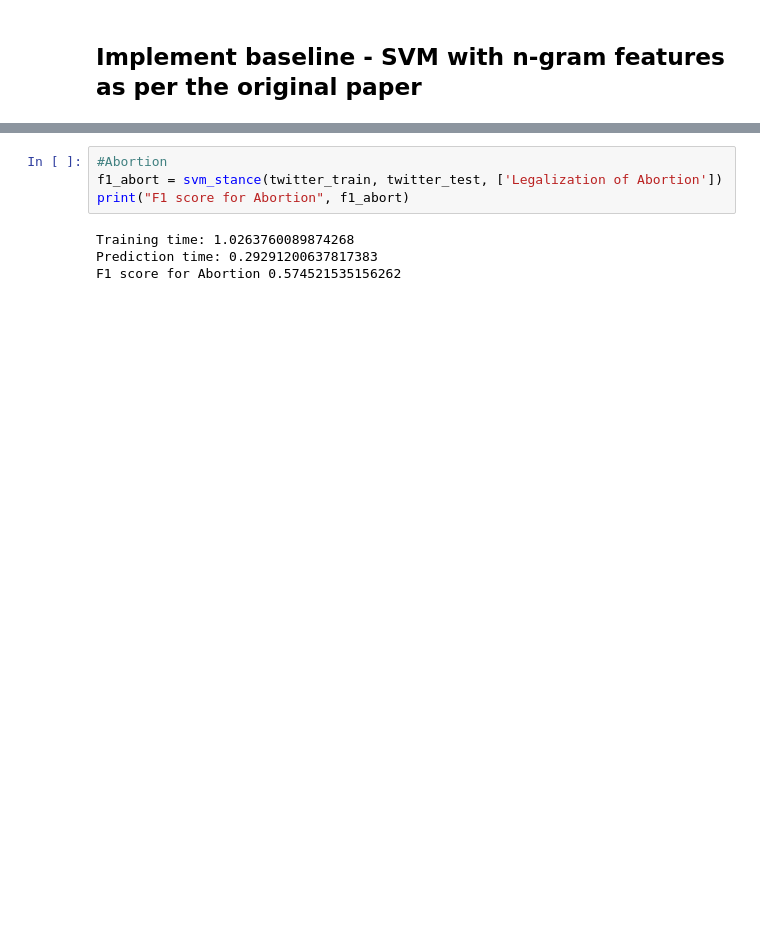
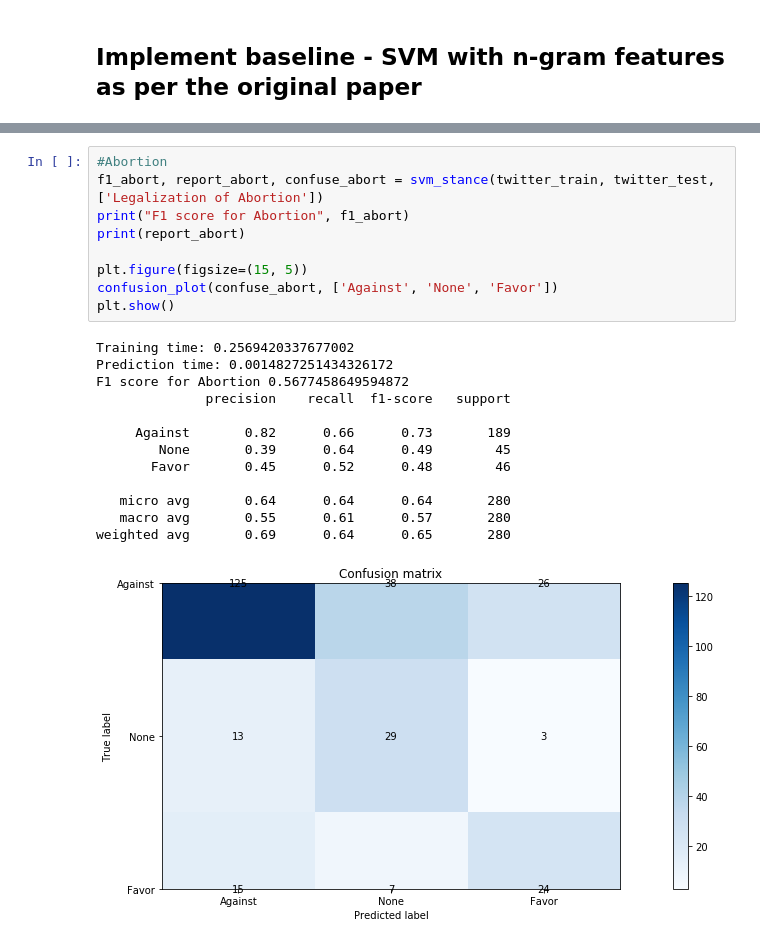
Before and after one commit to timspit/w266_final_project, a Jupyter notebook: baseline_implementation V2.ipynb, the cells around one changed output, grey strips where cells are left out. Drawn from its saved outputs; the diff is of its cells as text; blank space fills up the shorter version.

```diff
--- a/baseline_implementation V2.ipynb
+++ b/baseline_implementation V2.ipynb
@@ -141,10 +202,25 @@ F1 score for Hillary 0.6178715314400302
 # %%
 #Abortion
-f1_abort = svm_stance(twitter_train, twitter_test, ['Legalization of Abortion'])
+f1_abort, report_abort, confuse_abort = svm_stance(twitter_train, twitter_test, ['Legalization of Abortion'])
 print("F1 score for Abortion", f1_abort)
+print(report_abort)
+
+plt.figure(figsize=(15, 5))
+confusion_plot(confuse_abort, ['Against', 'None', 'Favor'])
+plt.show()
 # %% [output]
-Training time: 1.0263760089874268
-Prediction time: 0.29291200637817383
-F1 score for Abortion 0.574521535156262
+Training time: 0.2569420337677002
+Prediction time: 0.0014827251434326172
+F1 score for Abortion 0.5677458649594872
+              precision    recall  f1-score   support
+
+     Against       0.82      0.66      0.73       189
+        None       0.39      0.64      0.49        45
+       Favor       0.45      0.52      0.48        46
+
+   micro avg       0.64      0.64      0.64       280
+   macro avg       0.55      0.61      0.57       280
+weighted avg       0.69      0.64      0.65       280
+[figure, added]
 # %%
 #Climate
```
Also changed, not shown: parts of 9 cells of this notebook, 1 other file.
